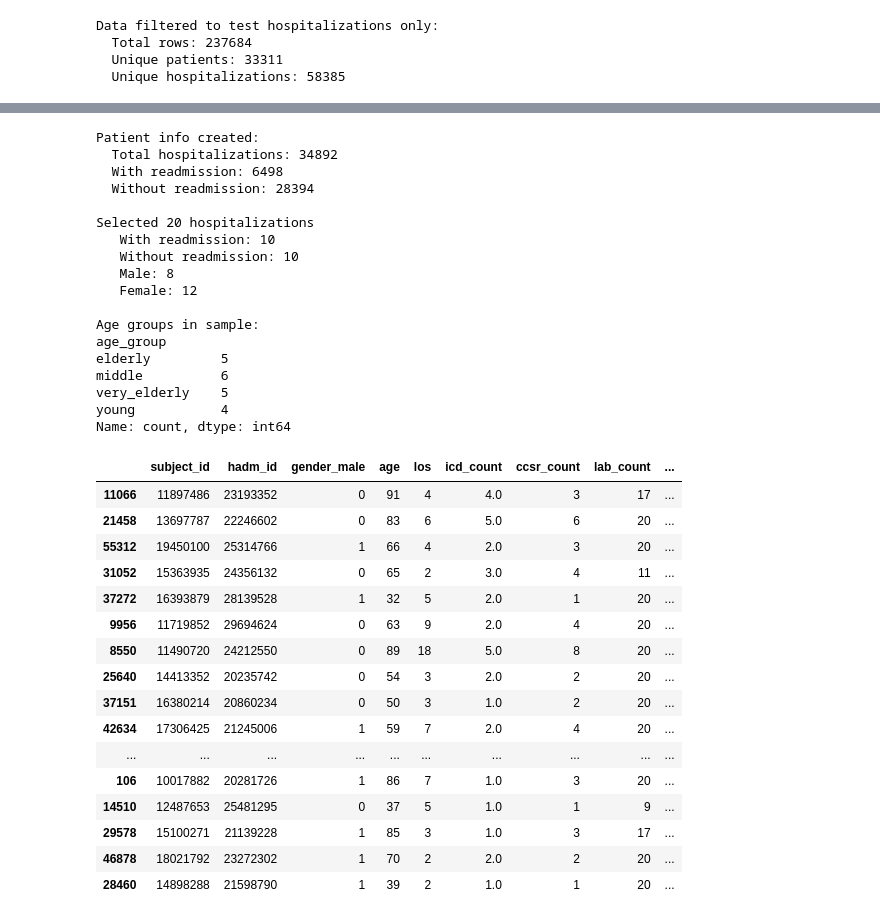
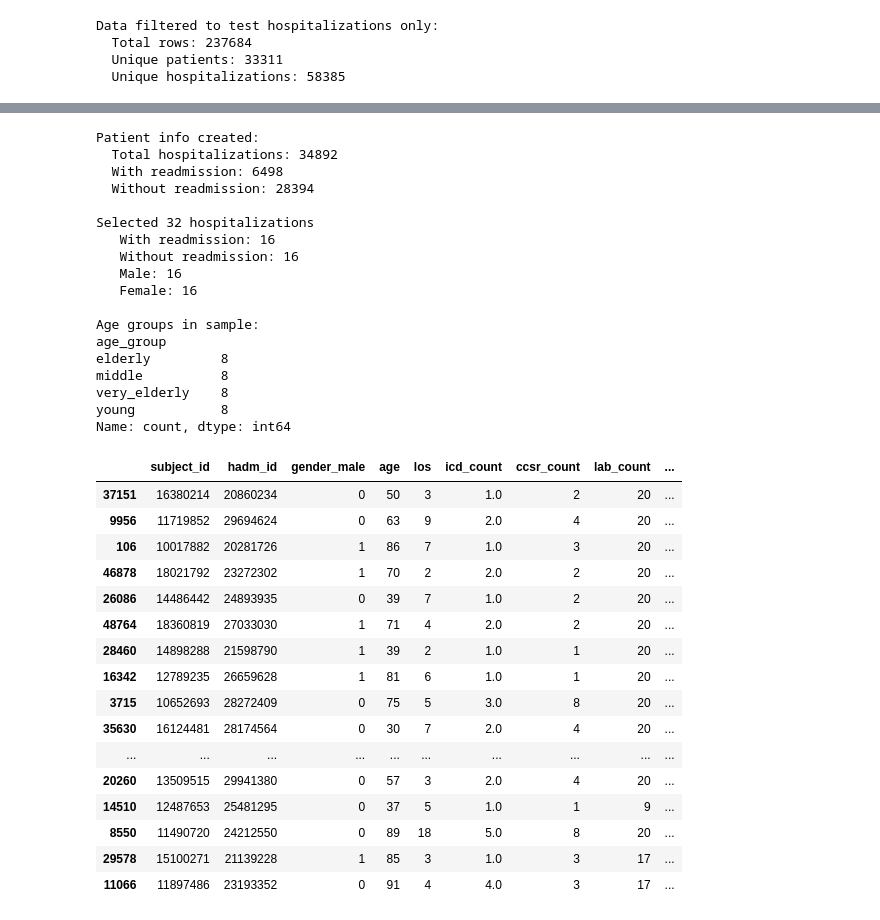
Before and after one commit to arinapetukhova/trusted_llm_risk_profiling, a Jupyter notebook: context_formatting.ipynb, the cells around one changed output, grey strips where cells are left out. Drawn from its saved outputs; the diff is of its cells as text; code cells hidden in the pictures.

```diff
--- a/context_formatting.ipynb
+++ b/context_formatting.ipynb
@@ -1,9 +3,7 @@
 # %%
 import pandas as pd
-total_deltas = pd.read_csv('total_deltas.csv')
-shap_matrix = pd.read_csv('shap_matrix.csv')
+
 prediction_results = pd.read_csv('prediction_results_by_hadm.csv')
-
 total_data_full = pd.read_parquet('ind_hosp.parquet')
 correct_predictions = prediction_results[prediction_results['correct_prediction'] == True]
 test_pairs = correct_predictions[['subject_id', 'hadm_id']].drop_duplicates()
@@ -12,6 +12,11 @@ test_pairs_tuple = list(zip(test_pairs['subject_id'], test_pairs['hadm_id']))
 total_data = total_data_full[
     total_data_full[['subject_id', 'hadm_id']].apply(tuple, axis=1).isin(test_pairs_tuple)
 ].copy()
+total_data = total_data.merge(
+    prediction_results[['subject_id', 'hadm_id', 'predicted_proba']],
+    on=['subject_id', 'hadm_id'],
+    how='left'
+)
 
 print(f"Data filtered to test hospitalizations only:")
 print(f"  Total rows: {len(total_data)}")
@@ -22,3 +27,15 @@ Data filtered to test hospitalizations only:
   Total rows: 237684
   Unique patients: 33311
   Unique hospitalizations: 58385
+# %%
+import numpy as np
+threshold = 0.2158
+total_data["risk_scaled"] = np.where(
+    total_data["predicted_proba"] <= threshold,
+    0.5 * total_data["predicted_proba"] / threshold,
+    0.5 + 0.5 * (
+        (total_data["predicted_proba"] - threshold)
+        / (total_data["predicted_proba"].max() - threshold)
+    )
+)
+total_data.head(3)
@@ -256,7 +286,7 @@ def get_age_group(age):
             return group
     return 'unknown'
 
-patient_info = patient_info[['subject_id', 'hadm_id', 'gender_male', 'age', 'los', 'icd_count', 'ccsr_count', 'lab_count', 'target_readmission_30d']]
+patient_info = patient_info[['subject_id', 'hadm_id', 'gender_male', 'age', 'los', 'icd_count', 'ccsr_count', 'lab_count', 'target_readmission_30d', 'risk_scaled']]
 patient_info['age_group'] = patient_info['age'].apply(get_age_group)
 
 print(f"Patient info created:")
@@ -312,57 +342,57 @@ def get_stratified_sample(patient_info, sample_size=20, random_state=42):
     if len(samples) > 0:
         sample = pd.concat(samples).sample(frac=1, random_state=random_state)
     else:
         print("No samples selected")
         return pd.DataFrame()
 
     print(f"\nSelected {len(sample)} hospitalizations")
     print(f"   With readmission: {sample['target_readmission_30d'].sum():.0f}")
     print(f"   Without readmission: {len(sample) - sample['target_readmission_30d'].sum():.0f}")
     print(f"   Male: {sample['gender_male'].sum():.0f}")
     print(f"   Female: {len(sample) - sample['gender_male'].sum():.0f}")
 
     print(f"\nAge groups in sample:")
     print(sample['age_group'].value_counts().sort_index())
 
     return sample
 
-SAMPLE_SIZE = 20
+SAMPLE_SIZE = 32
 sample_patients_df = get_stratified_sample(patient_info, sample_size=SAMPLE_SIZE, random_state=13)
 sample_patients_df
 # %% [output]
 Patient info created:
   Total hospitalizations: 34892
   With readmission: 6498
   Without readmission: 28394
 
-Selected 20 hospitalizations
-   With readmission: 10
-   Without readmission: 10
-   Male: 8
-   Female: 12
+Selected 32 hospitalizations
+   With readmission: 16
+   Without readmission: 16
+   Male: 16
+   Female: 16
 
 Age groups in sample:
 age_group
-elderly         5
-middle          6
-very_elderly    5
-young           4
+elderly         8
+middle          8
+very_elderly    8
+young           8
 Name: count, dtype: int64
 |  | subject_id | hadm_id | gender_male | age | los | icd_count | ccsr_count | lab_count | ... |
+| 37151 | 16380214 | 20860234 | 0 | 50 | 3 | 1.0 | 2 | 20 | ... |
+| 9956 | 11719852 | 29694624 | 0 | 63 | 9 | 2.0 | 4 | 20 | ... |
+| 106 | 10017882 | 20281726 | 1 | 86 | 7 | 1.0 | 3 | 20 | ... |
+| 46878 | 18021792 | 23272302 | 1 | 70 | 2 | 2.0 | 2 | 20 | ... |
+| 26086 | 14486442 | 24893935 | 0 | 39 | 7 | 1.0 | 2 | 20 | ... |
+| 48764 | 18360819 | 27033030 | 1 | 71 | 4 | 2.0 | 2 | 20 | ... |
+| 28460 | 14898288 | 21598790 | 1 | 39 | 2 | 1.0 | 1 | 20 | ... |
+| 16342 | 12789235 | 26659628 | 1 | 81 | 6 | 1.0 | 1 | 20 | ... |
+| 3715 | 10652693 | 28272409 | 0 | 75 | 5 | 3.0 | 8 | 20 | ... |
+| 35630 | 16124481 | 28174564 | 0 | 30 | 7 | 2.0 | 4 | 20 | ... |
+| ... | ... | ... | ... | ... | ... | ... | ... | ... | ... |
+| 20260 | 13509515 | 29941380 | 0 | 57 | 3 | 2.0 | 4 | 20 | ... |
+| 14510 | 12487653 | 25481295 | 0 | 37 | 5 | 1.0 | 1 | 9 | ... |
+| 8550 | 11490720 | 24212550 | 0 | 89 | 18 | 5.0 | 8 | 20 | ... |
+| 29578 | 15100271 | 21139228 | 1 | 85 | 3 | 1.0 | 3 | 17 | ... |
 | 11066 | 11897486 | 23193352 | 0 | 91 | 4 | 4.0 | 3 | 17 | ... |
-| 21458 | 13697787 | 22246602 | 0 | 83 | 6 | 5.0 | 6 | 20 | ... |
-| 55312 | 19450100 | 25314766 | 1 | 66 | 4 | 2.0 | 3 | 20 | ... |
-| 31052 | 15363935 | 24356132 | 0 | 65 | 2 | 3.0 | 4 | 11 | ... |
-| 37272 | 16393879 | 28139528 | 1 | 32 | 5 | 2.0 | 1 | 20 | ... |
-| 9956 | 11719852 | 29694624 | 0 | 63 | 9 | 2.0 | 4 | 20 | ... |
-| 8550 | 11490720 | 24212550 | 0 | 89 | 18 | 5.0 | 8 | 20 | ... |
-| 25640 | 14413352 | 20235742 | 0 | 54 | 3 | 2.0 | 2 | 20 | ... |
-| 37151 | 16380214 | 20860234 | 0 | 50 | 3 | 1.0 | 2 | 20 | ... |
-| 42634 | 17306425 | 21245006 | 1 | 59 | 7 | 2.0 | 4 | 20 | ... |
-| ... | ... | ... | ... | ... | ... | ... | ... | ... | ... |
-| 106 | 10017882 | 20281726 | 1 | 86 | 7 | 1.0 | 3 | 20 | ... |
-| 14510 | 12487653 | 25481295 | 0 | 37 | 5 | 1.0 | 1 | 9 | ... |
-| 29578 | 15100271 | 21139228 | 1 | 85 | 3 | 1.0 | 3 | 17 | ... |
-| 46878 | 18021792 | 23272302 | 1 | 70 | 2 | 2.0 | 2 | 20 | ... |
-| 28460 | 14898288 | 21598790 | 1 | 39 | 2 | 1.0 | 1 | 20 | ... |
 # %%
```
Also changed, not shown: parts of 14 cells of this notebook.
